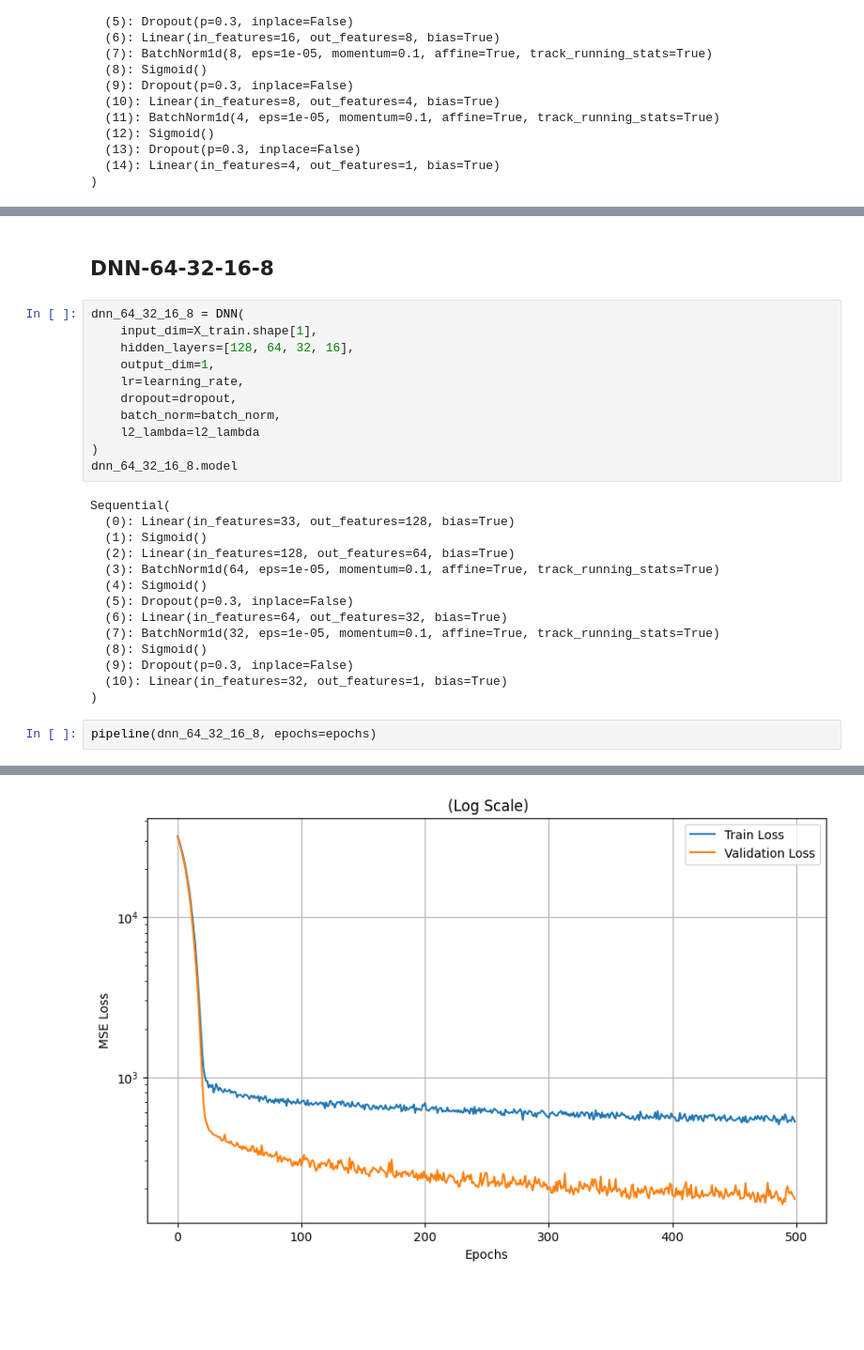
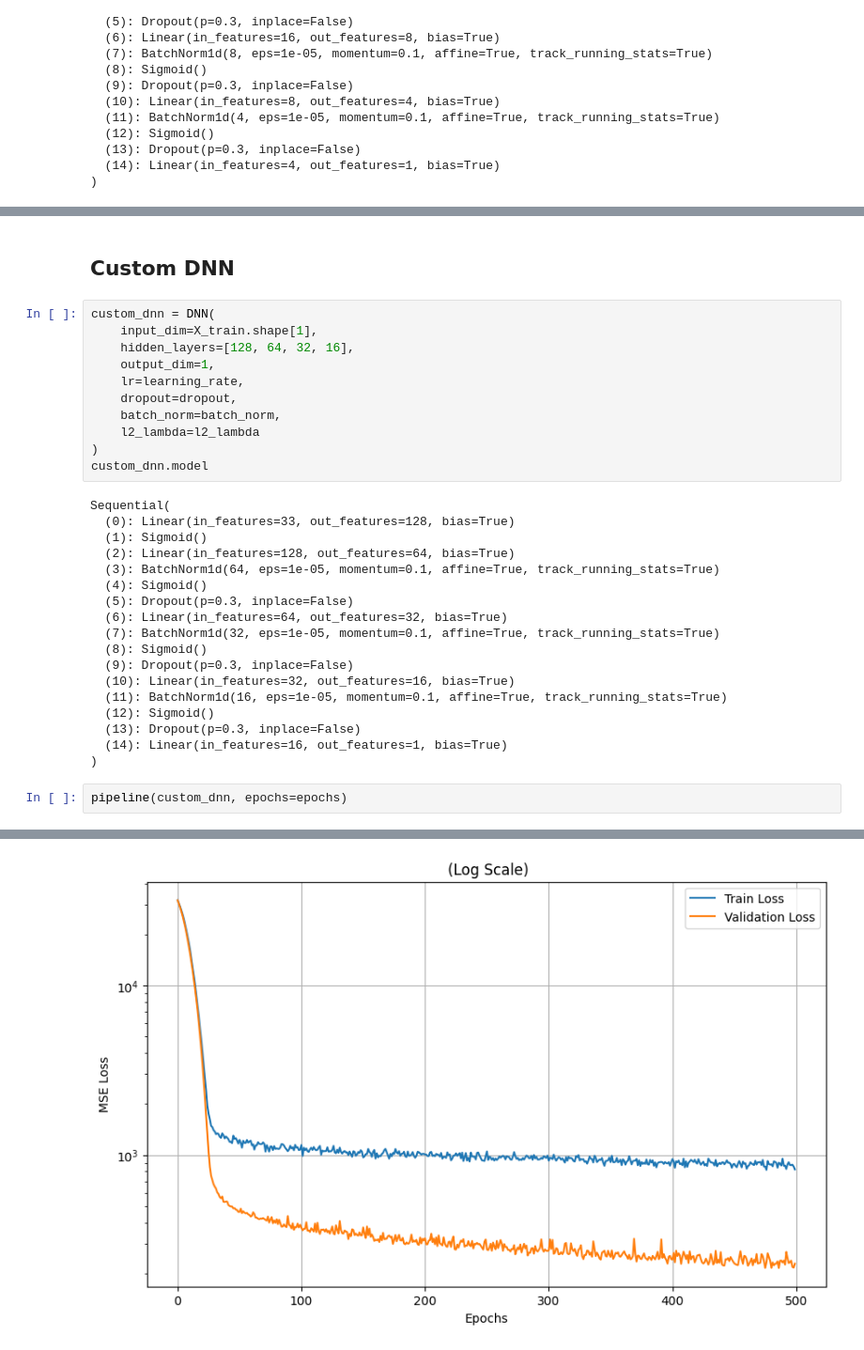
Before and after one commit to toan-ly/CS-5137-Deep-Learning, a Jupyter notebook: homework1/src/run_dnn.ipynb, the cells around one changed output, grey strips where cells are left out. Shown: that part at 94% size. Drawn from its saved outputs; the diff is of its cells as text; blank space fills up the shorter version.

```diff
--- a/homework1/src/run_dnn.ipynb
+++ b/homework1/src/run_dnn.ipynb
@@ -245,7 +260,7 @@ Epoch [100/500], Train Loss: 1614.5202, Val Loss: 544.0559
 # %% [markdown]
-## DNN-64-32-16-8
+## Custom DNN
 # %%
-dnn_64_32_16_8 = DNN(
+custom_dnn = DNN(
     input_dim=X_train.shape[1],
     hidden_layers=[128, 64, 32, 16],
     output_dim=1,
@@ -254,7 +269,7 @@ dnn_64_32_16_8 = DNN(
     batch_norm=batch_norm,
     l2_lambda=l2_lambda
 )
-dnn_64_32_16_8.model
+custom_dnn.model
 # %% [output]
 Sequential(
   (0): Linear(in_features=33, out_features=128, bias=True)
@@ -267,8 +282,12 @@ Sequential(
   (7): BatchNorm1d(32, eps=1e-05, momentum=0.1, affine=True, track_running_stats=True)
   (8): Sigmoid()
   (9): Dropout(p=0.3, inplace=False)
-  (10): Linear(in_features=32, out_features=1, bias=True)
+  (10): Linear(in_features=32, out_features=16, bias=True)
+  (11): BatchNorm1d(16, eps=1e-05, momentum=0.1, affine=True, track_running_stats=True)
+  (12): Sigmoid()
+  (13): Dropout(p=0.3, inplace=False)
+  (14): Linear(in_features=16, out_features=1, bias=True)
 )
 # %%
-pipeline(dnn_64_32_16_8, epochs=epochs)
+pipeline(custom_dnn, epochs=epochs)
 # %% [output]
@@ -291 +310 @@ R^2 Score: 0.7811
-[figure, old version]
+[figure, new version]
```
Also changed, not shown: parts of 6 cells of this notebook, 12 other files.
